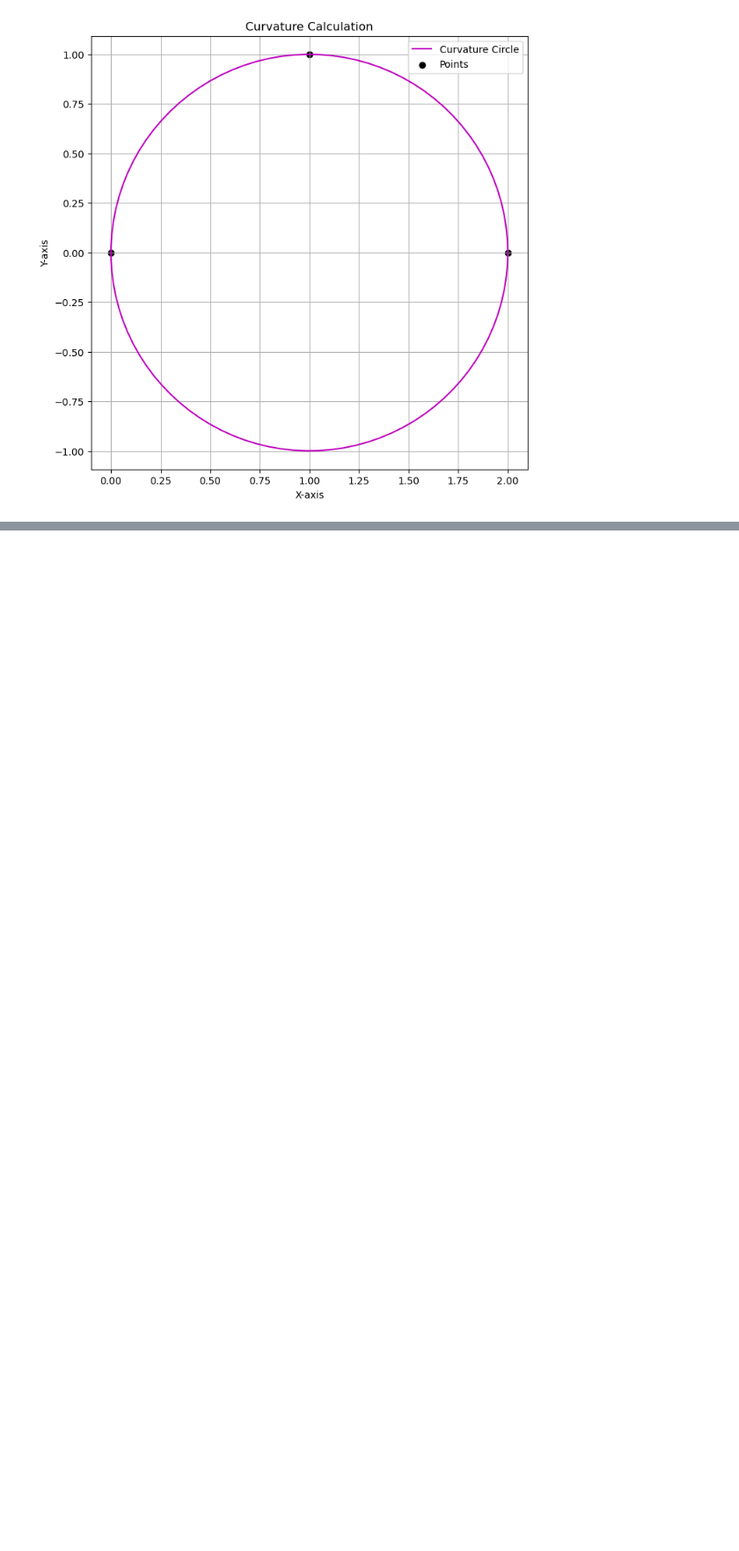
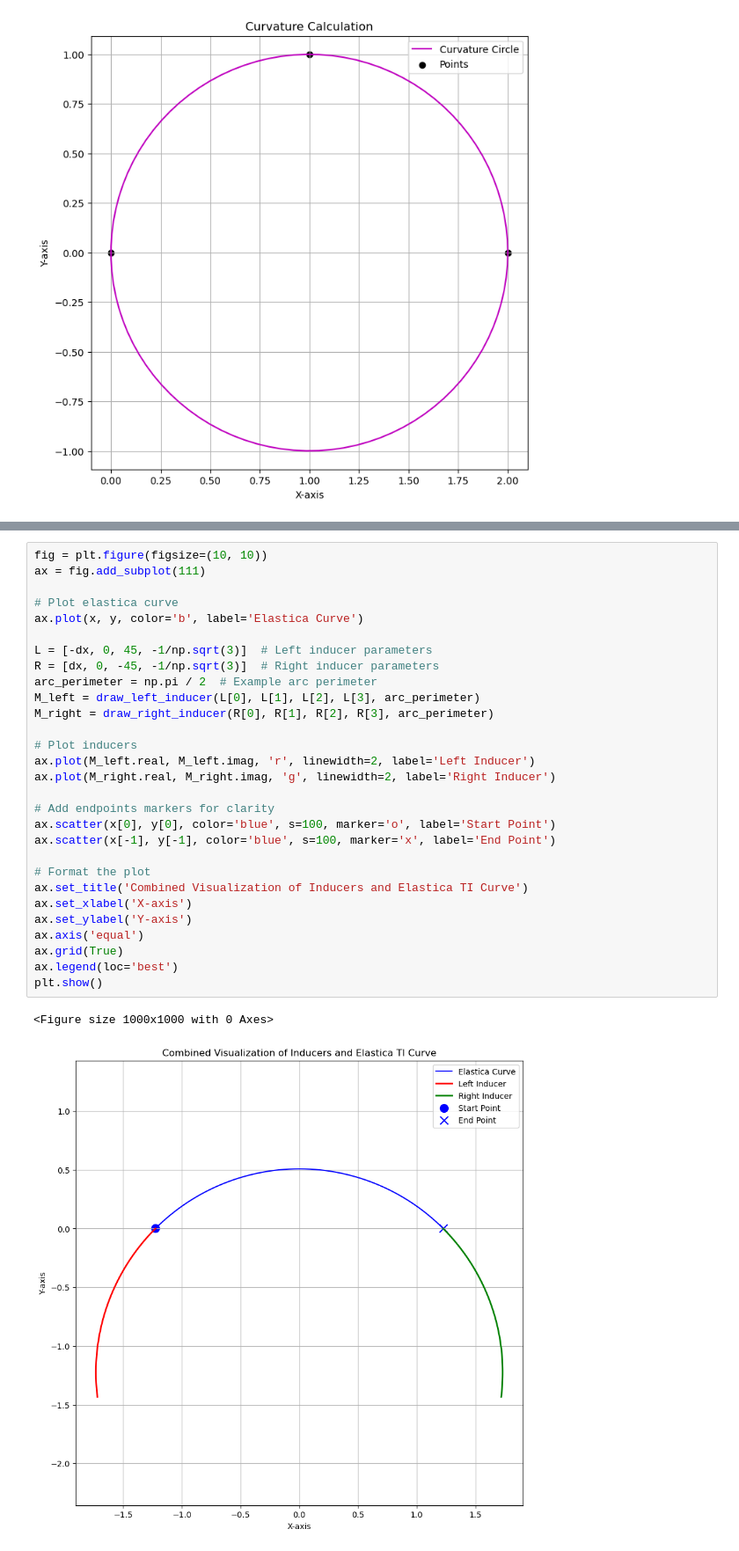
Before and after one commit to guybenyosef/ETB, a Jupyter notebook: notebooks/elastica_examples.ipynb, the cells around one changed output, grey strips where cells are left out. Shown at 88% size. Saved outputs shown, nothing was run; the diff lists cells and outputs as text; blank space fills up the shorter version.

```diff
--- a/notebooks/elastica_examples.ipynb
+++ b/notebooks/elastica_examples.ipynb
@@ -87,0 +100,32 @@ plt.show()
+# %%
+fig = plt.figure(figsize=(10, 10))
+ax = fig.add_subplot(111)
+
+# Plot elastica curve
+ax.plot(x, y, color='b', label='Elastica Curve')
+
+L = [-dx, 0, 45, -1/np.sqrt(3)]  # Left inducer parameters
+R = [dx, 0, -45, -1/np.sqrt(3)]  # Right inducer parameters
+arc_perimeter = np.pi / 2  # Example arc perimeter
+M_left = draw_left_inducer(L[0], L[1], L[2], L[3], arc_perimeter)
+M_right = draw_right_inducer(R[0], R[1], R[2], R[3], arc_perimeter)
+
+# Plot inducers
+ax.plot(M_left.real, M_left.imag, 'r', linewidth=2, label='Left Inducer')
+ax.plot(M_right.real, M_right.imag, 'g', linewidth=2, label='Right Inducer')
+
+# Add endpoints markers for clarity
+ax.scatter(x[0], y[0], color='blue', s=100, marker='o', label='Start Point')
+ax.scatter(x[-1], y[-1], color='blue', s=100, marker='x', label='End Point')
+
+# Format the plot
+ax.set_title('Combined Visualization of Inducers and Elastica TI Curve')
+ax.set_xlabel('X-axis')
+ax.set_ylabel('Y-axis')
+ax.axis('equal')
+ax.grid(True)
+ax.legend(loc='best')
+plt.show()
+# %% [output]
+<Figure size 1000x1000 with 0 Axes>
+[figure, added]
```
Also changed, not shown: parts of 3 cells of this notebook, 1 other file.
